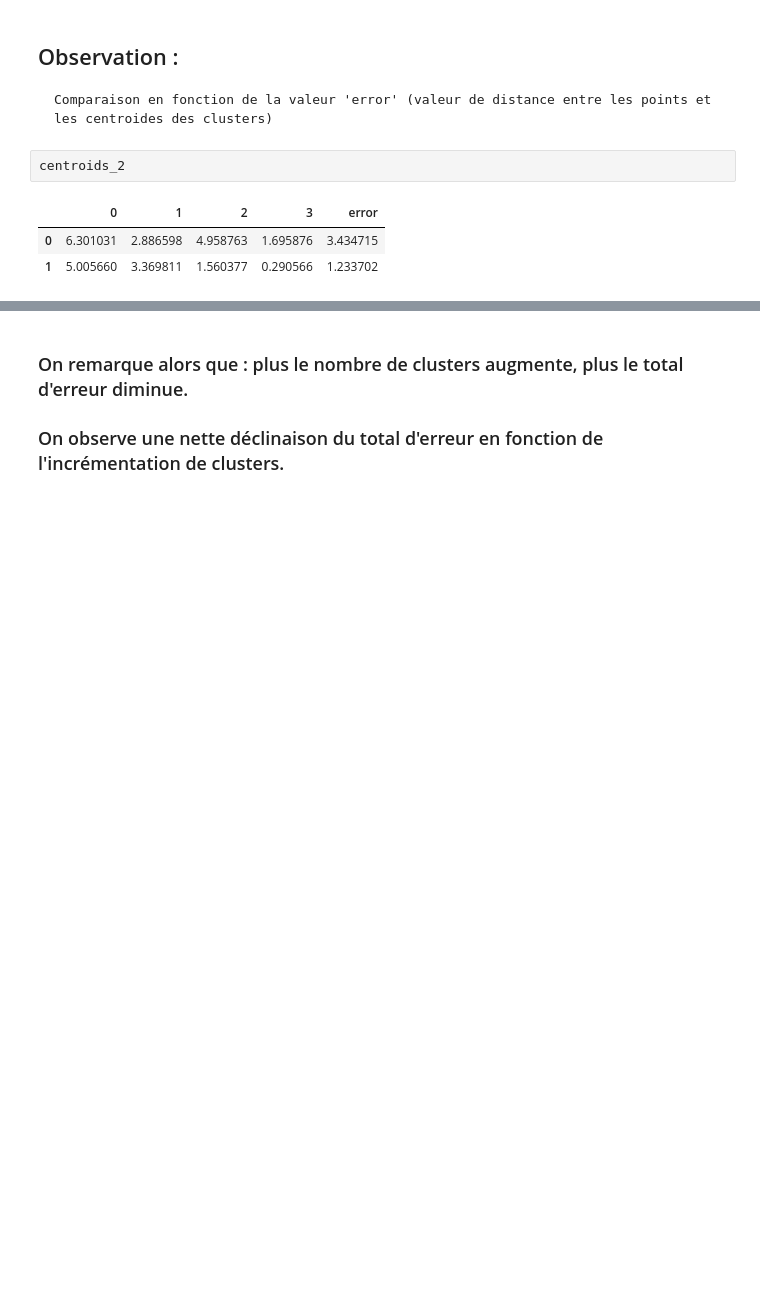
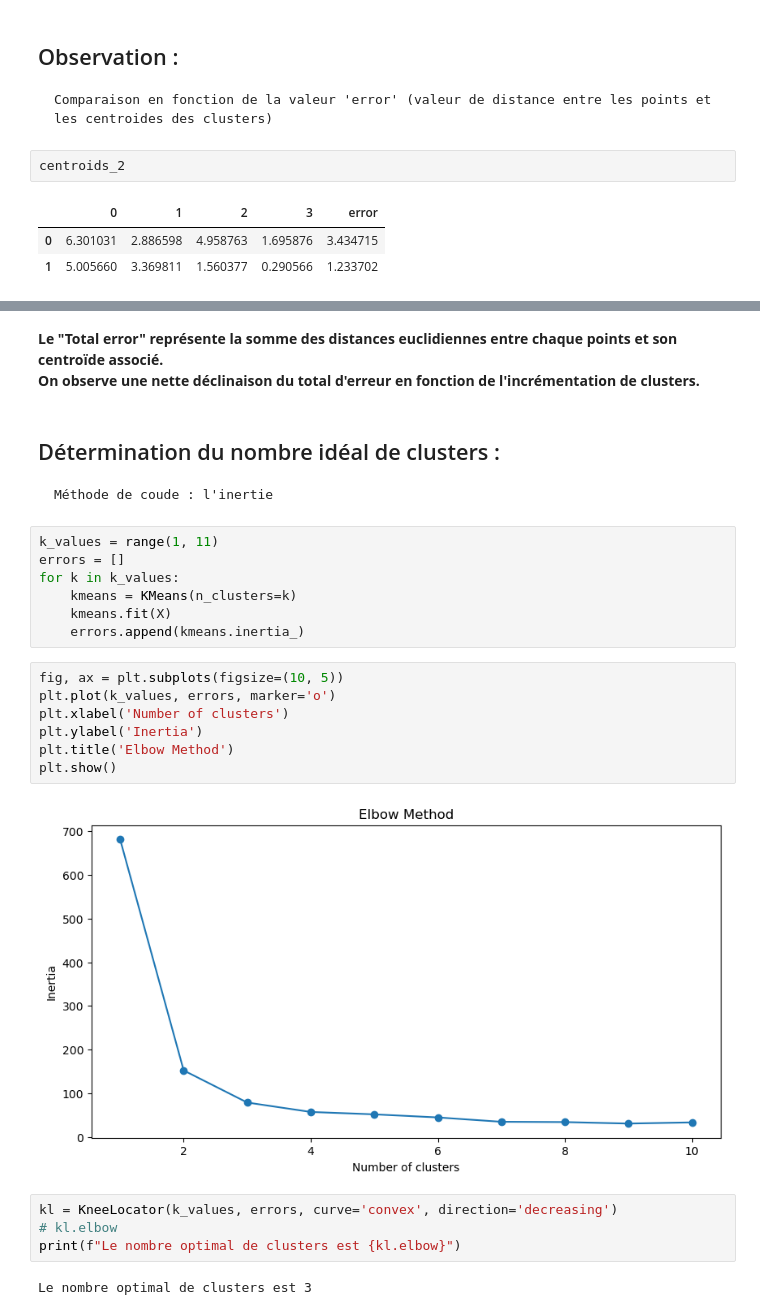
Before and after one commit to aurelien-adjimi/customer-personality-analysis, a Jupyter notebook: kmeans.ipynb, the cells around one changed output, grey strips where cells are left out. Cells and saved outputs as stored; diff of their text form; blank space fills up the shorter version.

```diff
--- a/kmeans.ipynb
+++ b/kmeans.ipynb
@@ -205,3 +216,28 @@ clf_compare
 # %% [markdown]
-### On remarque alors que : plus le nombre de clusters augmente, plus le total d'erreur diminue.
-### On observe une nette déclinaison du total d'erreur en fonction de l'incrémentation de clusters.
+**Le "Total error" représente la somme des distances euclidiennes entre chaque points et son centroïde associé.
+On observe une nette déclinaison du total d'erreur en fonction de l'incrémentation de clusters.**
+# %% [markdown]
+## Détermination du nombre idéal de clusters :
+    Méthode de coude : l'inertie
+# %%
+k_values = range(1, 11)
+errors = []
+for k in k_values:
+    kmeans = KMeans(n_clusters=k)
+    kmeans.fit(X)
+    errors.append(kmeans.inertia_)
+# %%
+fig, ax = plt.subplots(figsize=(10, 5))
+plt.plot(k_values, errors, marker='o')
+plt.xlabel('Number of clusters')
+plt.ylabel('Inertia')
+plt.title('Elbow Method')
+plt.show()
+# %% [output]
+[figure, added]
+# %%
+kl = KneeLocator(k_values, errors, curve='convex', direction='decreasing')
+# kl.elbow
+print(f"Le nombre optimal de clusters est {kl.elbow}")
+# %% [output]
+Le nombre optimal de clusters est 3
```
Also changed, not shown: parts of 25 cells of this notebook.
